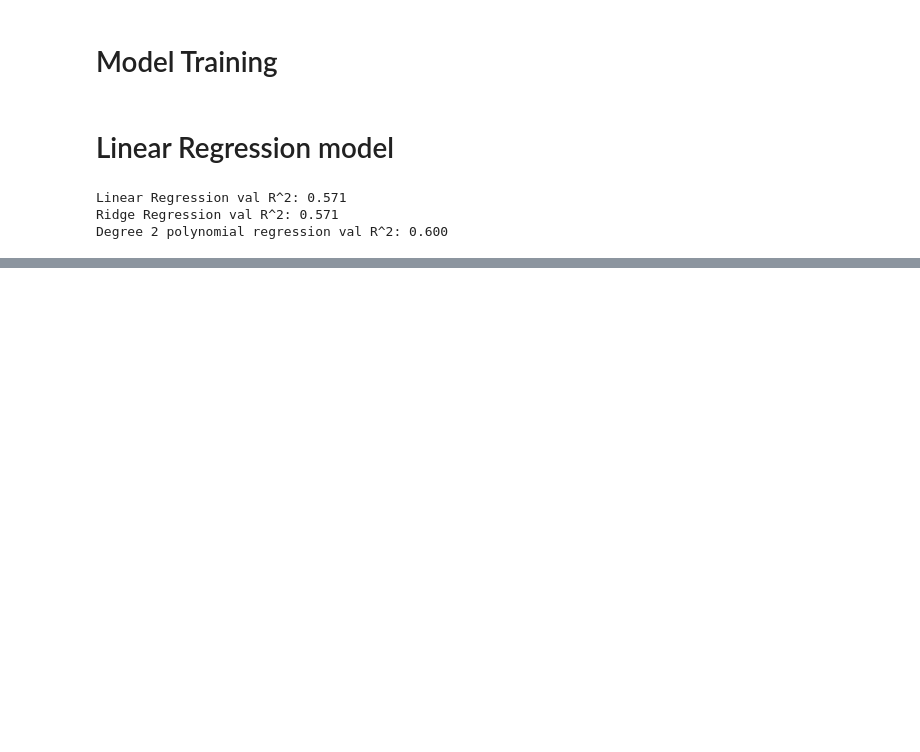
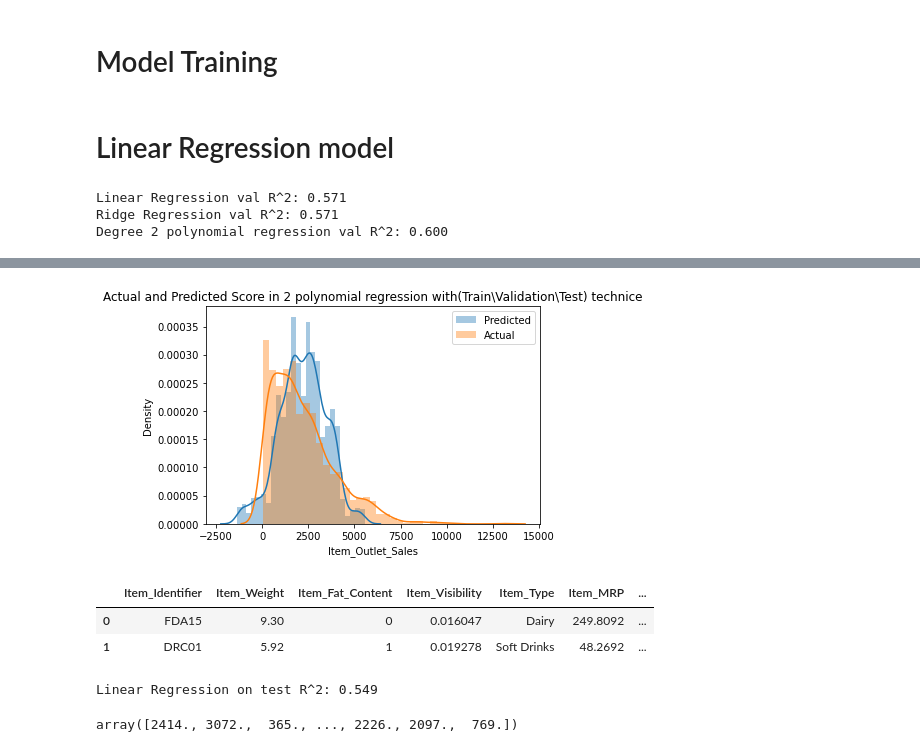
Before and after one commit to tahani321/Tahani-Alshedoukhi, a Jupyter notebook: MyProject-Copy1.ipynb, the cells around one changed output, grey strips where cells are left out. Saved outputs shown, nothing was run; the diff lists cells and outputs as text; code cells hidden in the pictures; blank space fills up the shorter version.

```diff
--- a/MyProject-Copy1.ipynb
+++ b/MyProject-Copy1.ipynb
@@ -649,0 +689,14 @@ x_val_poly.shape,y_val.shape
+# %%
+#Show the difference between the Actual numbers and Predicted numbers
+sns.distplot(y_pred, label= 'Predicted' );
+sns.distplot(y_test, label= 'Actual');
+plt.legend(loc='upper right')
+plt.title('Actual and Predicted Score in 2 polynomial regression with(Train\Validation\Test) technice');
+# %% [output]
+[figure, added]
+# %%
+train_bigmart_df.head(2)
+# %% [output]
+|  | Item_Identifier | Item_Weight | Item_Fat_Content | Item_Visibility | Item_Type | Item_MRP | ... |
+| 0 | FDA15 | 9.30 | 0 | 0.016047 | Dairy | 249.8092 | ... |
+| 1 | DRC01 | 5.92 | 1 | 0.019278 | Soft Drinks | 48.2692 | ... |
@@ -649,0 +707,14 @@ x_val_poly.shape,y_val.shape
+# %%
+# LinearRegression with(Train\Test) technice
+
+lm2 = LinearRegression()
+
+lm2.fit(x2_train, y2_train)
+print(f'Linear Regression on test R^2: {lm2.score(x2_test, y2_test):.3f}')
+# %% [output]
+Linear Regression on test R^2: 0.549
+# %%
+y2_pred = np.round(lm2.predict(x2_test))
+y2_pred
+# %% [output]
+array([2414., 3072.,  365., ..., 2226., 2097.,  769.])
```
Also changed, not shown: parts of 37 cells of this notebook.
